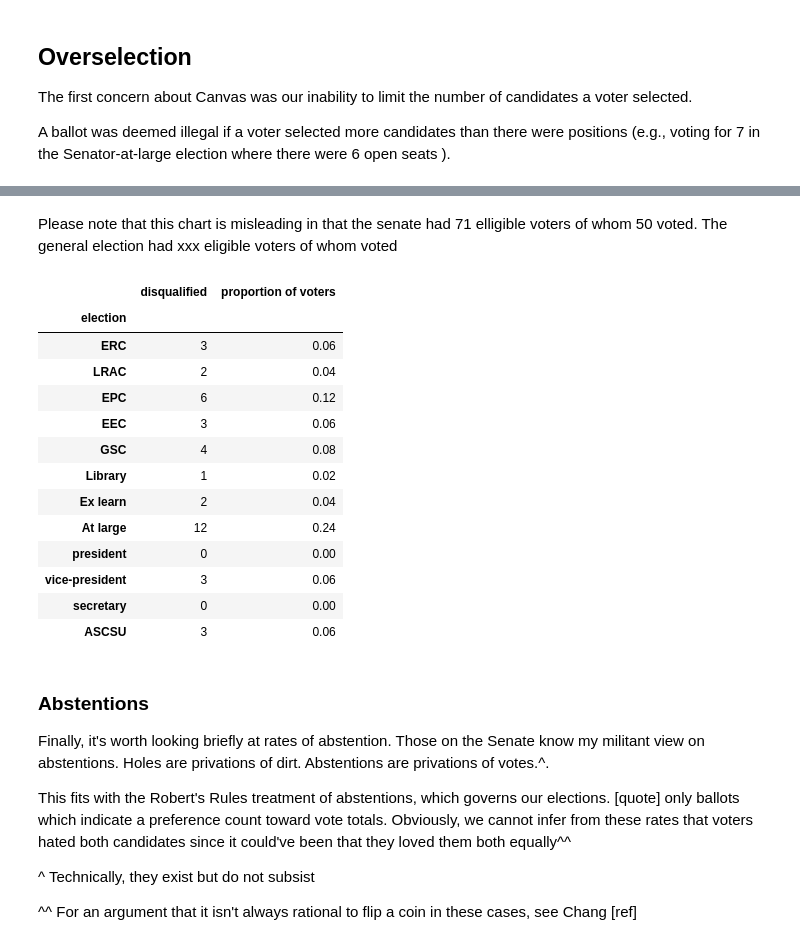
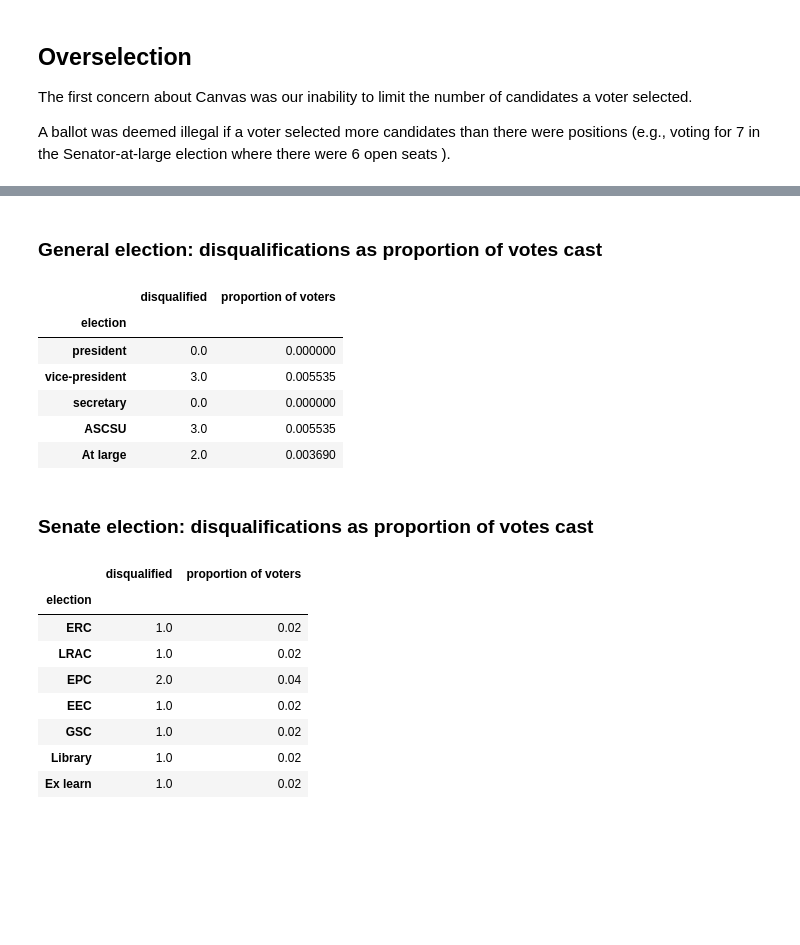
Before and after one commit to AdamSwenson/csun-election-management, a Jupyter notebook: notebooks/Senate Election Returns Reporting.ipynb, the cells around one changed output, grey strips where cells are left out. Saved outputs shown, nothing was run; the diff lists cells and outputs as text; code cells hidden in the pictures; blank space fills up the shorter version.

```diff
--- a/notebooks/Senate Election Returns Reporting.ipynb
+++ b/notebooks/Senate Election Returns Reporting.ipynb
@@ -173 +217,14 @@ valid = legal + illegal
+# %%
+ELECTION_YEAR = 2018
+# Calclulate some values that we'll need
+GENERAL_VOTES = generalData.loc[2018].max()
+SENATE_VOTES = senateData.loc[2018].max()
+SENATE_ELLIGIBLE = senateEligible.loc[2018]
+# data labels for the general election
+general = ['president', 'vice-president', 'secretary', 'ASCSU', 'At large']
+
+# todo Import from election definition file
+maxValid = {'EEC': 3, 'Ex learn':2, 'EPC':3, 'ERC': 3,
+            'GSC': 4, 'Library':1 , 'LRAC': 2, 'At large': 6 , 'president':1,
+            'vice-president':1, 'secretary':1, 'ASCSU': 1}
 # %%
@@ -279,24 +328,34 @@ Now note that these numbers are votes for individual candidates. So in the Senat
 # %%
 dq = get_frame_for_plotting(number_manually_disqualified, 'disqualified')
+# we need to divide by the number of allowed selections to get
+# how many people cast a disqualified vote for each office
+dq['disqualified'] = dq.apply(lambda x: x.disqualified / maxValid[x.name], axis=1)
 plot_frame(dq,"Number of ballots disqualified due to write-ins", "# of ballots disqualified")
 # %% [output]
 [drawing not drawn]
-# %% [markdown]
-Please note that this chart is misleading in that the senate had 71 elligible voters of whom 50 voted. The general election had xxx eligible voters of whom voted
+# %% [markdown]
+### General election: disqualifications as proportion of votes cast
+# %%
+get_frame_w_prop_votes(dq.loc[general], 'disqualified', GENERAL_VOTES)
+# %% [output]
+|  | disqualified | proportion of voters |
+| election |  |  |
+| president | 0.0 | 0.000000 |
+| vice-president | 3.0 | 0.005535 |
+| secretary | 0.0 | 0.000000 |
+| ASCSU | 3.0 | 0.005535 |
+| At large | 2.0 | 0.003690 |
+# %% [markdown]
+### Senate election: disqualifications as proportion of votes cast
 # %%
-get_frame_w_prop_votes(dq, 'disqualified', SENATE_VOTES)
+get_frame_w_prop_votes(dq.drop(general, axis=0), 'disqualified', SENATE_VOTES)
 # %% [output]
 |  | disqualified | proportion of voters |
 | election |  |  |
-| ERC | 3 | 0.06 |
-| LRAC | 2 | 0.04 |
-| EPC | 6 | 0.12 |
-| EEC | 3 | 0.06 |
-| GSC | 4 | 0.08 |
-| Library | 1 | 0.02 |
-| Ex learn | 2 | 0.04 |
-| At large | 12 | 0.24 |
-| president | 0 | 0.00 |
-| vice-president | 3 | 0.06 |
-| secretary | 0 | 0.00 |
-| ASCSU | 3 | 0.06 |
+| ERC | 1.0 | 0.02 |
+| LRAC | 1.0 | 0.02 |
+| EPC | 2.0 | 0.04 |
+| EEC | 1.0 | 0.02 |
+| GSC | 1.0 | 0.02 |
+| Library | 1.0 | 0.02 |
+| Ex learn | 1.0 | 0.02 |
@@ -305,12 +361,0 @@ get_frame_w_prop_votes(dq, 'disqualified', SENATE_VOTES)
-# %% [markdown]
-### Abstentions
-
-Finally, it's worth looking briefly at rates of abstention. Those on the Senate know my militant view on abstentions. Holes are privations of dirt. Abstentions are privations of votes.^.
-
-This fits with the Robert's Rules treatment of abstentions, which governs our elections. [quote] only ballots which indicate a preference count toward vote totals. Obviously, we cannot infer from these rates that voters hated both candidates since it could've been that they loved them both equally^^
-
-
-
-^ Technically, they exist but do not subsist
-
-^^ For an argument that it isn't always rational to flip a coin in these cases, see Chang [ref]
```
Also changed, not shown: parts of 29 cells of this notebook, 2 other files.
